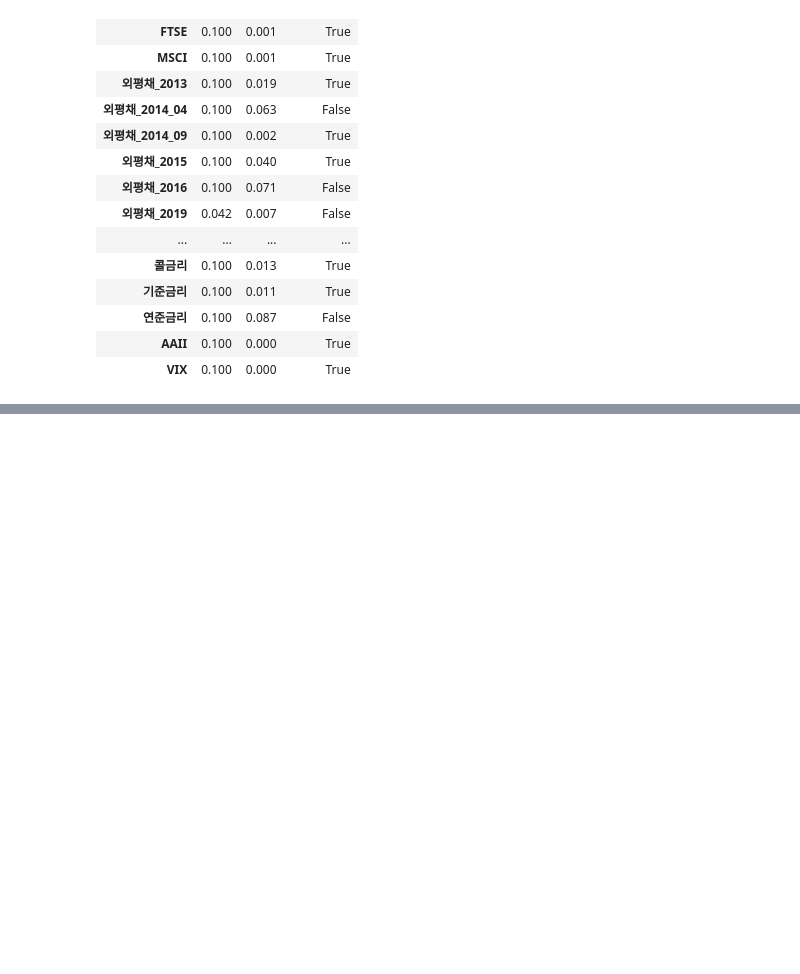
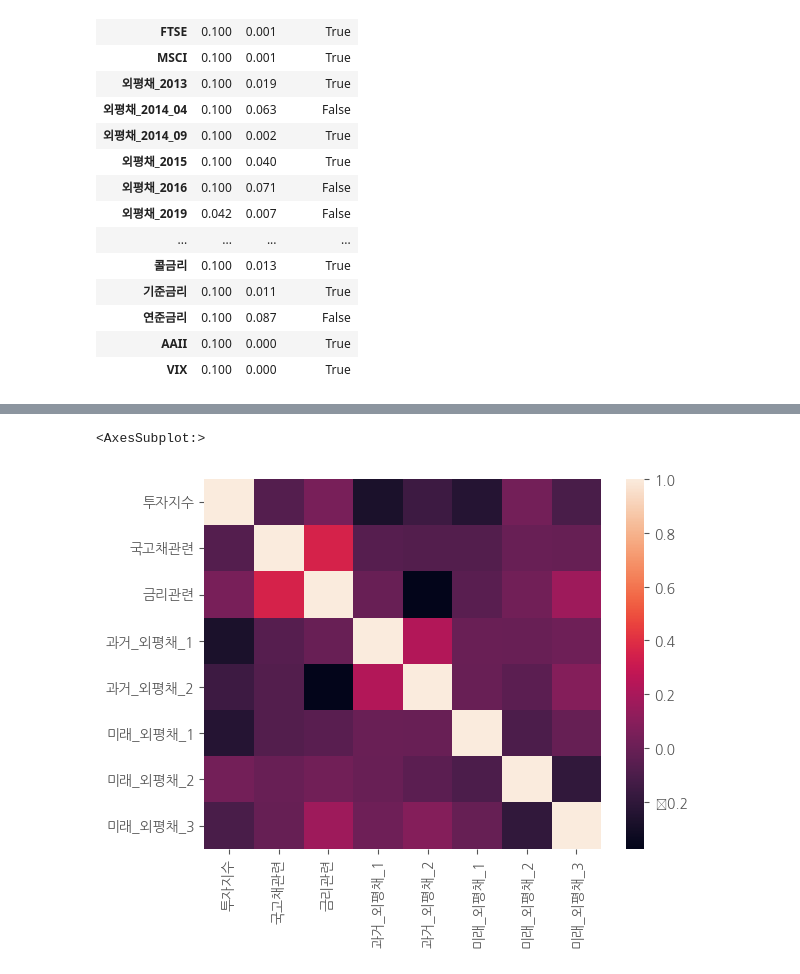
Before and after one commit to paragonyun/Deepconomics, a Jupyter notebook: main.ipynb, the cells around one changed output, grey strips where cells are left out. Drawn from its saved outputs; the diff is of its cells as text; code cells hidden in the pictures; blank space fills up the shorter version.

```diff
--- a/main.ipynb
+++ b/main.ipynb
@@ -172,0 +410,7 @@ p_value_df_diff12
+# %%
+import seaborn as sns
+
+sns.heatmap(diff_df_pca.corr())
+# %% [output]
+<AxesSubplot:>
+[figure, added]
```
Also changed, not shown: parts of 23 cells of this notebook.
